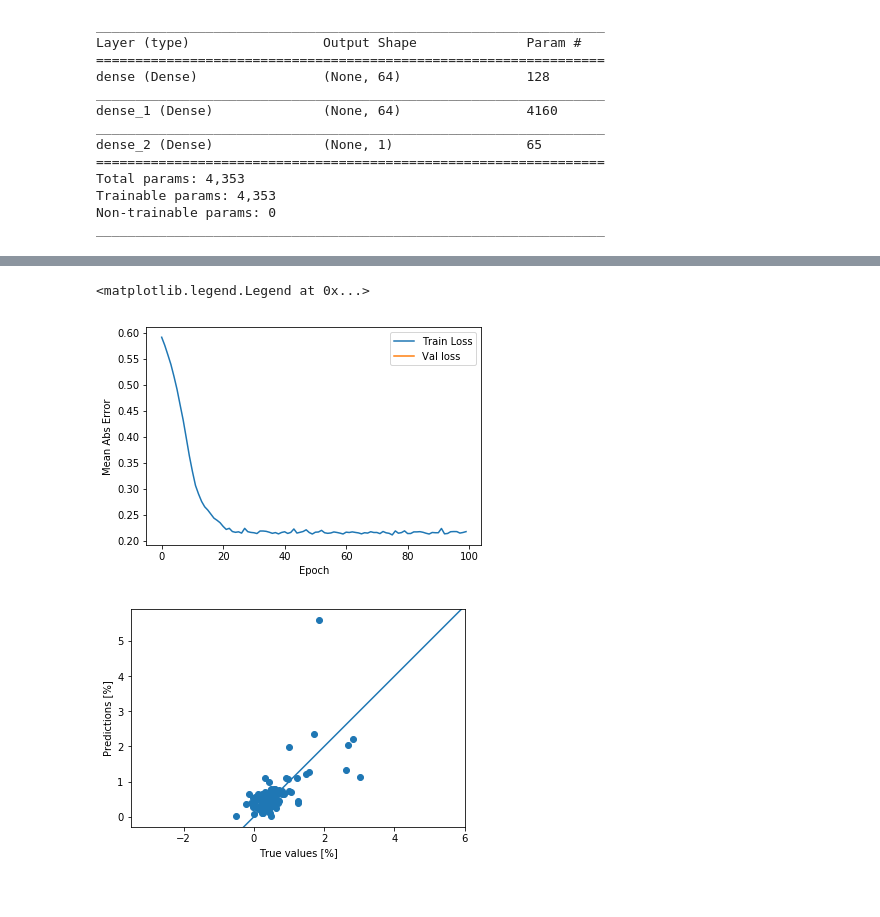
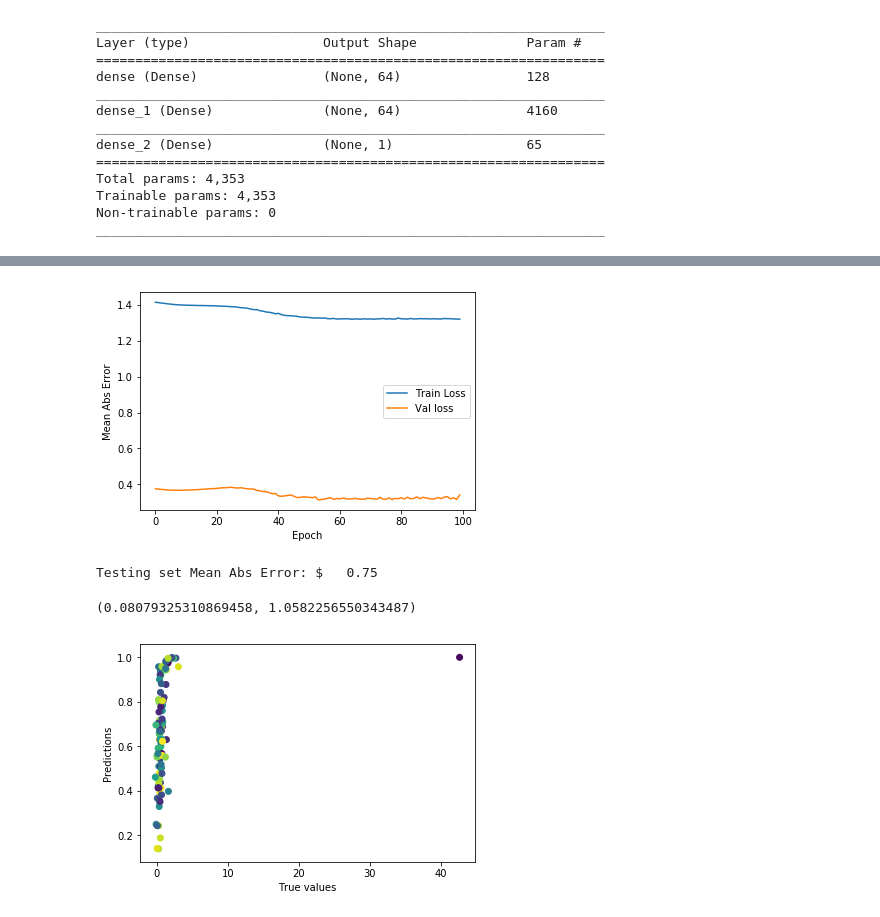
Before and after one commit to thnery/timeseries-predict-ipca, a Jupyter notebook: predict_ipca.ipynb, the cells around one changed output, grey strips where cells are left out. Drawn from its saved outputs; the diff is of its cells as text; code cells hidden in the pictures.

Commit message:
calculate mae and plot graphs... and also do some improvement on model fit

```diff
--- a/predict_ipca.ipynb
+++ b/predict_ipca.ipynb
@@ -16,9 +25,8 @@ def get_data():
 # %%
-data = get_data()
 df = pd.DataFrame()
 df['t'] = data[1]
 df['t+1'] = df['t'].shift(-1)
-
+df.dropna(inplace=True)
 df.head()
 # %% [output]
 |  | t | t+1 |
@@ -39,23 +46,15 @@ train_data = (train_data - mean) / std
 test_data = (test_data - mean) / std
 # %%
 # build model
-# model = keras.Sequential([
-#     keras.layers.Dense(units=64, activation='relu', input_dim=1),
-#     keras.layers.Dense(units=10, activation='softmax')
-# ])
 
-model = keras.Sequential([
-    keras.layers.Dense(64, activation=tf.nn.relu,
-                       input_shape=(train_data.shape[1],)),
-    keras.layers.Dense(64, activation=tf.nn.relu),
-    keras.layers.Dense(1)
-  ])
-
+model = keras.Sequential()
+model.add(Dense(64, activation=tf.nn.relu, input_shape=(train_data.shape[1],)))
+model.add(Dense(64, activation=tf.nn.relu))
+model.add(Dense(1, activation='sigmoid'))
 
 optimizer = tf.train.RMSPropOptimizer(0.001)
 
 model.compile(loss='mse', optimizer=optimizer, metrics=['mae'])
-
 model.summary()
 # %% [output]
 _________________________________________________________________
@@ -72,10 +71,5 @@ Trainable params: 4,353
 Non-trainable params: 0
 _________________________________________________________________
 # %%
-class PrintDot(keras.callbacks.Callback):
-    def on_epoch_end(self, epoch, logs):
-        if epoch % 100 == 0: print('')
-        print('.', end='')
-
-history = model.fit(train_data, train_labels, epochs=100, validation_split=0.2, verbose=0, callbacks=[PrintDot()])
+history = model.fit(train_data, train_labels, epochs=100, validation_split=0.2, verbose=2)
 # %% [output]
@@ -87,19 +97,25 @@ plt.ylabel('Mean Abs Error')
 plt.plot(history.epoch, np.array(history.history['mean_absolute_error']), label='Train Loss')
 plt.plot(history.epoch, np.array(history.history['val_mean_absolute_error']), label = 'Val loss')
 plt.legend()
-# plt.ylim([1, 7])
+# plt.ylim([0, 5])
+plt.show()
 # %% [output]
-<matplotlib.legend.Legend at 0x...>
-[figure, old version]
+[figure, new version]
+# %%
+[loss, mae] = model.evaluate(test_data, test_labels, verbose=0)
+
+print("Testing set Mean Abs Error: ${:7.2f}".format(mae))
+# %% [output]
+Testing set Mean Abs Error: $   0.75
 # %%
 test_predictions = model.predict(test_data).flatten()
 
-plt.scatter(test_labels, test_predictions)
-plt.xlabel('True values [%]')
-plt.ylabel('Predictions [%]')
-plt.axis('equal')
+plt.scatter(test_labels, test_predictions, c=np.random.rand(len(test_predictions)))
+plt.xlabel('True values')
+plt.ylabel('Predictions')
+plt.axis('normal')
 plt.xlim(plt.xlim())
 plt.ylim(plt.ylim())
-_ = plt.plot([-100, 100], [-100, 100])
 # %% [output]
+(0.08079325310869458, 1.0582256550343487)
-[figure, old version]
+[figure, new version]
```
Also changed, not shown: parts of 7 cells of this notebook, 2 other files.
